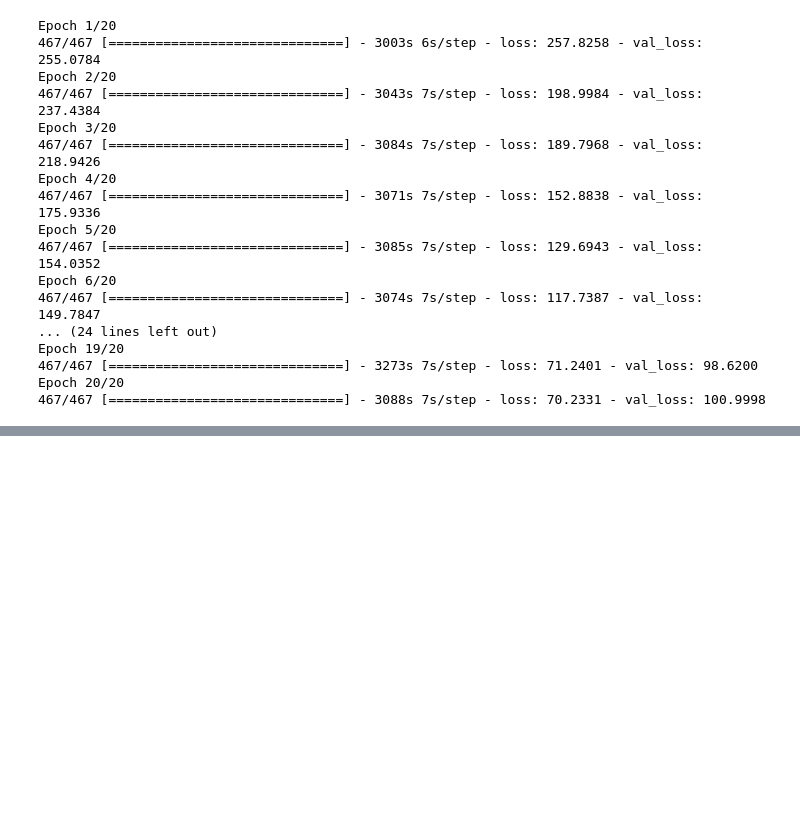
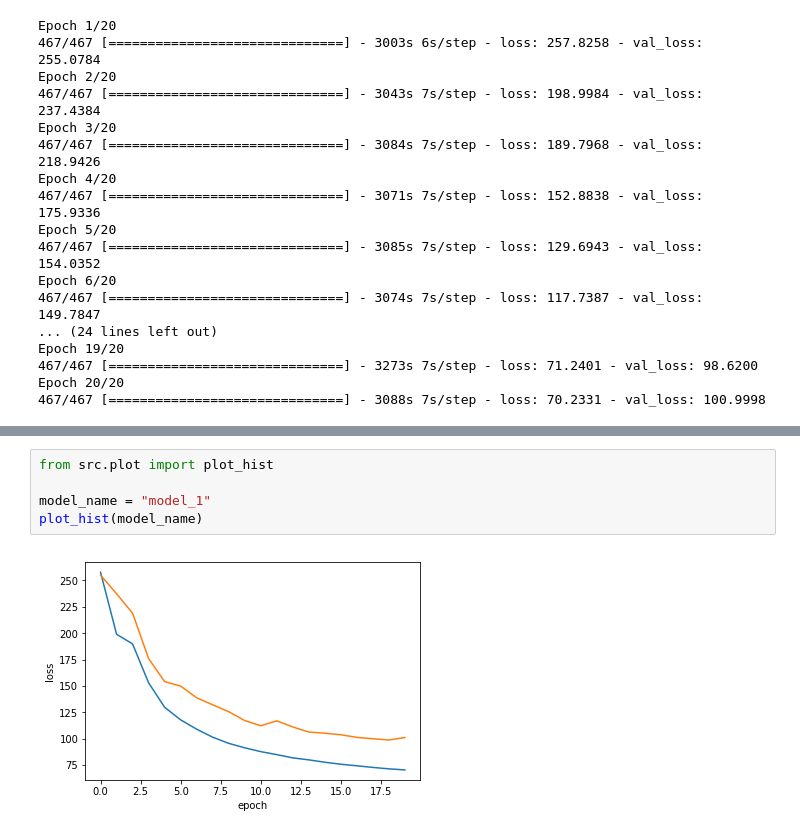
Before and after one commit to tilayealemu/MelaNet, a Jupyter notebook: model_1.ipynb, the cells around one changed output, grey strips where cells are left out. Saved outputs shown, nothing was run; the diff lists cells and outputs as text; blank space fills up the shorter version.

Commit message:
format model 1 notebook

```diff
--- a/model_1.ipynb
+++ b/model_1.ipynb
@@ -83,0 +51,7 @@ Predicted transcription:
+# %%
+from src.plot import plot_hist
+
+model_name = "model_1"
+plot_hist(model_name)
+# %% [output]
+[figure, added]
```
Also changed, not shown: parts of 7 cells of this notebook, 1 other file.
